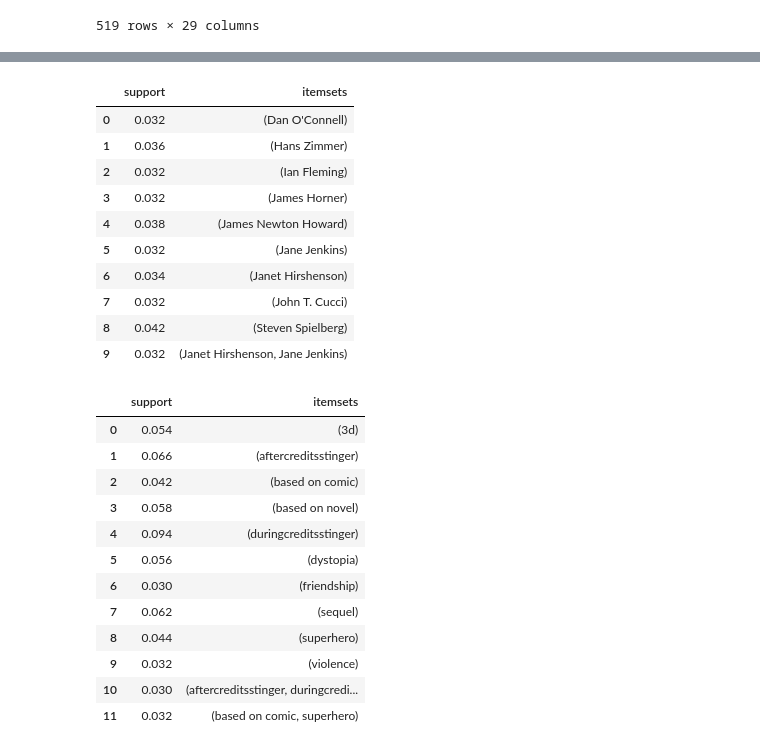
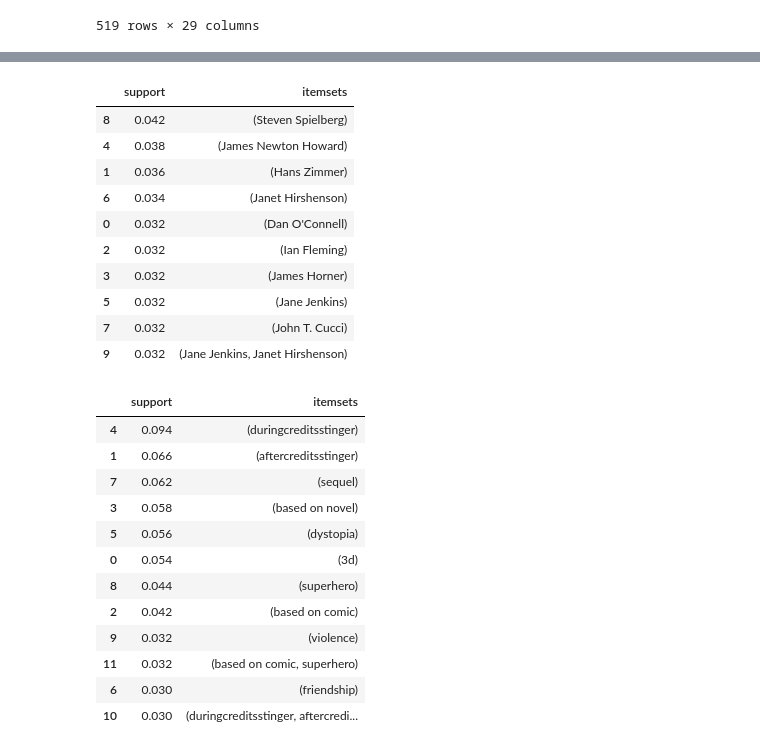
Before and after one commit to kamildoleglo/data-mining-box-office, a Jupyter notebook: ED.ipynb, the cells around one changed output, grey strips where cells are left out. Saved outputs shown, nothing was run; the diff lists cells and outputs as text; code cells hidden in the pictures.

```diff
--- a/ED.ipynb
+++ b/ED.ipynb
@@ -473,37 +500,37 @@ r = r.apply(lambda x: list(map(lambda y: y["name"], x))).reset_index(drop=True).
 te = TransactionEncoder()
 te_ary = te.fit(r).transform(r)
 df = pd.DataFrame(te_ary, columns=te.columns_)
-apriori(df, min_support=0.03, use_colnames=True)
+apriori(df, min_support=0.03, use_colnames=True).sort_values('support', ascending=False)
 # %% [output]
 |  | support | itemsets |
+| 8 | 0.042 | (Steven Spielberg) |
+| 4 | 0.038 | (James Newton Howard) |
+| 1 | 0.036 | (Hans Zimmer) |
+| 6 | 0.034 | (Janet Hirshenson) |
 | 0 | 0.032 | (Dan O'Connell) |
-| 1 | 0.036 | (Hans Zimmer) |
 | 2 | 0.032 | (Ian Fleming) |
 | 3 | 0.032 | (James Horner) |
-| 4 | 0.038 | (James Newton Howard) |
 | 5 | 0.032 | (Jane Jenkins) |
-| 6 | 0.034 | (Janet Hirshenson) |
 | 7 | 0.032 | (John T. Cucci) |
-| 8 | 0.042 | (Steven Spielberg) |
-| 9 | 0.032 | (Janet Hirshenson, Jane Jenkins) |
+| 9 | 0.032 | (Jane Jenkins, Janet Hirshenson) |
 # %%
 r = dataset.sort_values('revenue', ascending=False)["Keywords"].head(500)
 r = r.apply(lambda x: list(map(lambda y: y["name"], x))).reset_index(drop=True).tolist()
 te = TransactionEncoder()
 te_ary = te.fit(r).transform(r)
 df = pd.DataFrame(te_ary, columns=te.columns_)
-apriori(df, min_support=0.03, use_colnames=True)
+apriori(df, min_support=0.03, use_colnames=True).sort_values('support', ascending=False)
 # %% [output]
 |  | support | itemsets |
+| 4 | 0.094 | (duringcreditsstinger) |
+| 1 | 0.066 | (aftercreditsstinger) |
+| 7 | 0.062 | (sequel) |
+| 3 | 0.058 | (based on novel) |
+| 5 | 0.056 | (dystopia) |
 | 0 | 0.054 | (3d) |
-| 1 | 0.066 | (aftercreditsstinger) |
+| 8 | 0.044 | (superhero) |
 | 2 | 0.042 | (based on comic) |
-| 3 | 0.058 | (based on novel) |
-| 4 | 0.094 | (duringcreditsstinger) |
-| 5 | 0.056 | (dystopia) |
+| 9 | 0.032 | (violence) |
+| 11 | 0.032 | (based on comic, superhero) |
 | 6 | 0.030 | (friendship) |
-| 7 | 0.062 | (sequel) |
-| 8 | 0.044 | (superhero) |
-| 9 | 0.032 | (violence) |
-| 10 | 0.030 | (aftercreditsstinger, duringcredi... |
-| 11 | 0.032 | (based on comic, superhero) |
+| 10 | 0.030 | (duringcreditsstinger, aftercredi... |
```
Also changed, not shown: parts of 5 cells of this notebook.
